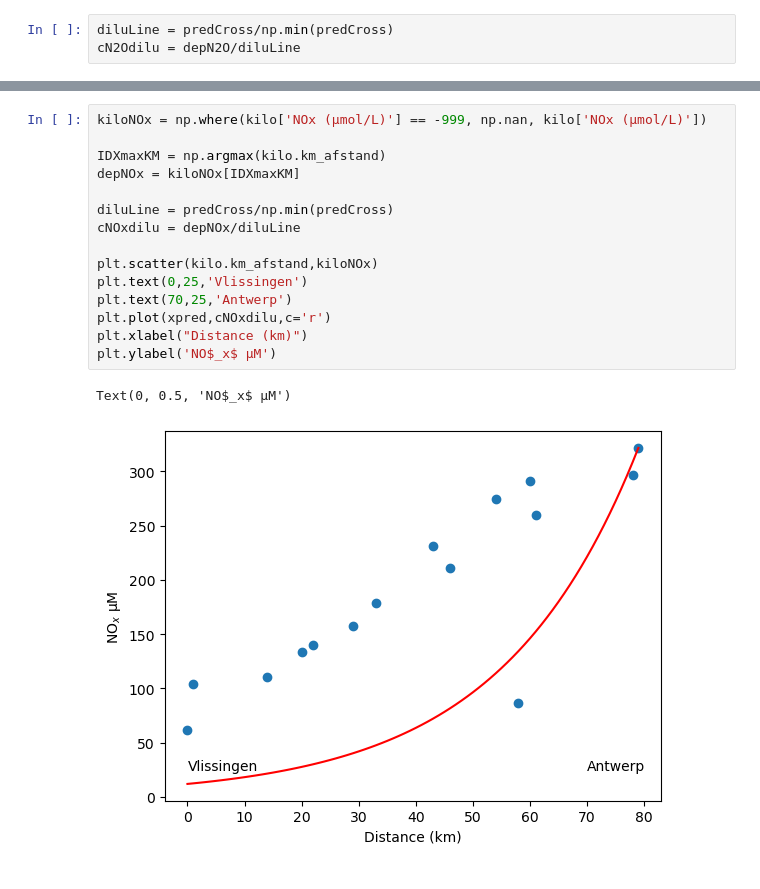
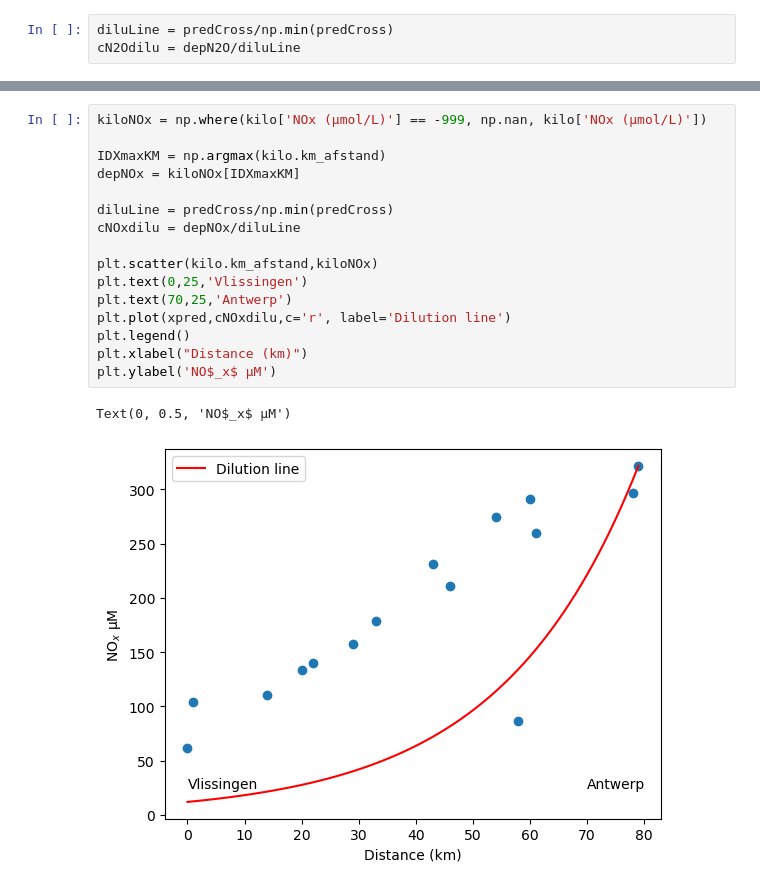
Before and after one commit to jgovoort/PlanktonOfSchelde, a Jupyter notebook: notebooks/SSM.ipynb, the cells around one changed output, grey strips where cells are left out. Saved outputs shown, nothing was run; the diff lists cells and outputs as text.

```diff
--- a/notebooks/SSM.ipynb
+++ b/notebooks/SSM.ipynb
@@ -683,18 +787,19 @@ Text(0, 0.5, 'N$_2$O nM')
 # %%
 kiloNOx = np.where(kilo['NOx (µmol/L)'] == -999, np.nan, kilo['NOx (µmol/L)'])
 
 IDXmaxKM = np.argmax(kilo.km_afstand)
 depNOx = kiloNOx[IDXmaxKM]
 
 diluLine = predCross/np.min(predCross)
 cNOxdilu = depNOx/diluLine
 
 plt.scatter(kilo.km_afstand,kiloNOx)
 plt.text(0,25,'Vlissingen')
 plt.text(70,25,'Antwerp')
-plt.plot(xpred,cNOxdilu,c='r')
+plt.plot(xpred,cNOxdilu,c='r', label='Dilution line')
+plt.legend()
 plt.xlabel("Distance (km)")
 plt.ylabel('NO$_x$ µM')
 # %% [output]
 Text(0, 0.5, 'NO$_x$ µM')
-[figure, old version]
+[figure, new version]
```
Also changed, not shown: parts of 13 cells of this notebook, 8 other files.
